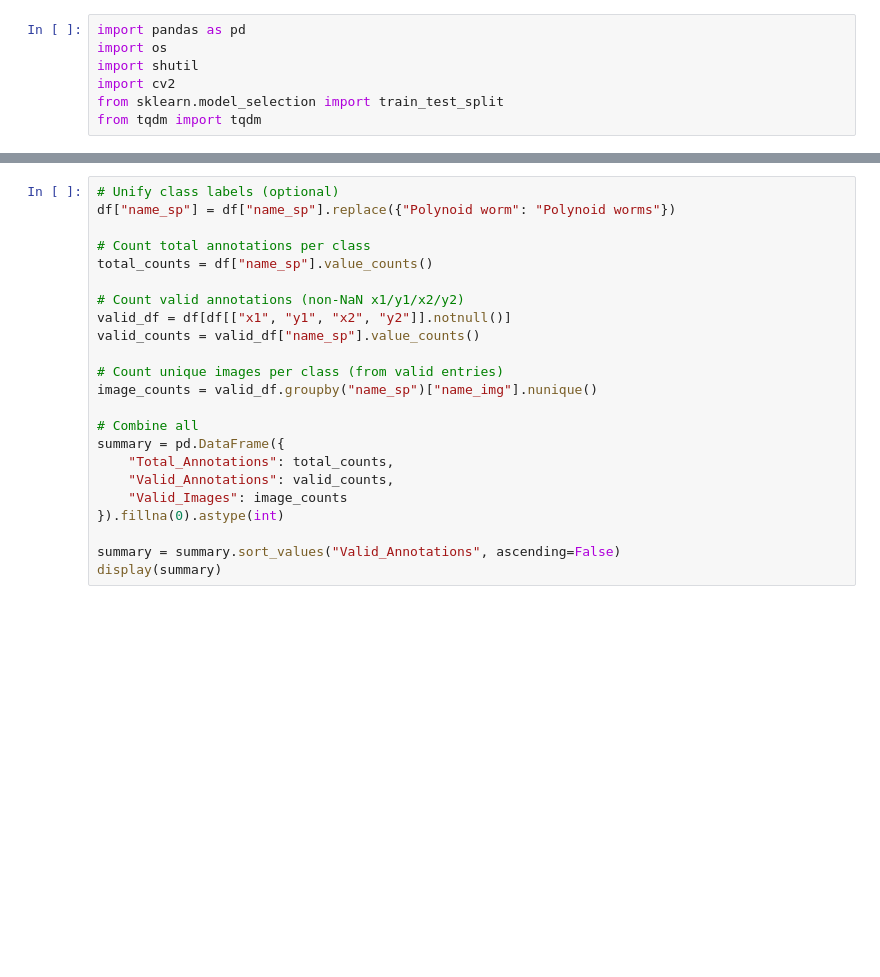
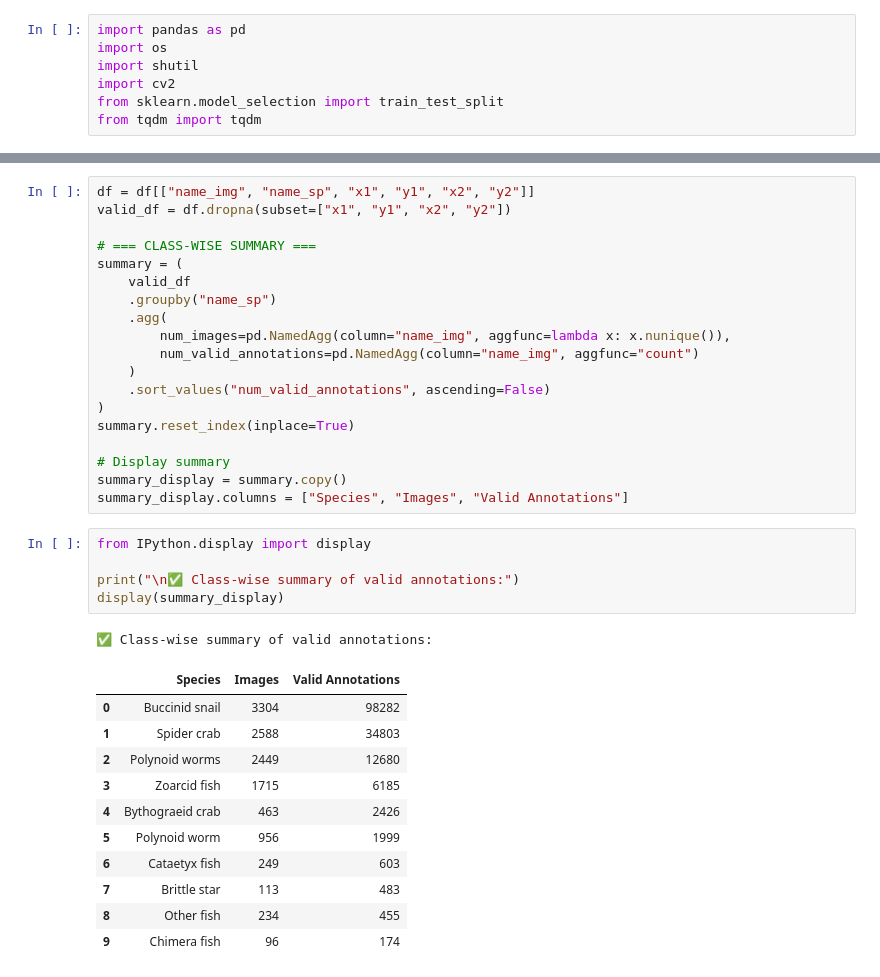
Before and after one commit to mjoudy/yolo_deepsee, a Jupyter notebook: yolo_deepsee.ipynb, the cells around one changed output, grey strips where cells are left out. Saved outputs shown, nothing was run; the diff lists cells and outputs as text; blank space fills up the shorter version.

```diff
--- a/yolo_deepsee.ipynb
+++ b/yolo_deepsee.ipynb
@@ -53,23 +51,37 @@ display(summary)
-# %%
-# Unify class labels (optional)
-df["name_sp"] = df["name_sp"].replace({"Polynoid worm": "Polynoid worms"})
-
-# Count total annotations per class
-total_counts = df["name_sp"].value_counts()
-
-# Count valid annotations (non-NaN x1/y1/x2/y2)
-valid_df = df[df[["x1", "y1", "x2", "y2"]].notnull()]
-valid_counts = valid_df["name_sp"].value_counts()
-
-# Count unique images per class (from valid entries)
-image_counts = valid_df.groupby("name_sp")["name_img"].nunique()
-
-# Combine all
-summary = pd.DataFrame({
-    "Total_Annotations": total_counts,
-    "Valid_Annotations": valid_counts,
-    "Valid_Images": image_counts
-}).fillna(0).astype(int)
-
-summary = summary.sort_values("Valid_Annotations", ascending=False)
-display(summary)
+# %%
+df = df[["name_img", "name_sp", "x1", "y1", "x2", "y2"]]
+valid_df = df.dropna(subset=["x1", "y1", "x2", "y2"])
+
+# === CLASS-WISE SUMMARY ===
+summary = (
+    valid_df
+    .groupby("name_sp")
+    .agg(
+        num_images=pd.NamedAgg(column="name_img", aggfunc=lambda x: x.nunique()),
+        num_valid_annotations=pd.NamedAgg(column="name_img", aggfunc="count")
+    )
+    .sort_values("num_valid_annotations", ascending=False)
+)
+summary.reset_index(inplace=True)
+
+# Display summary
+summary_display = summary.copy()
+summary_display.columns = ["Species", "Images", "Valid Annotations"]
+# %%
+from IPython.display import display
+
+print("\n✅ Class-wise summary of valid annotations:")
+display(summary_display)
+# %% [output]
+✅ Class-wise summary of valid annotations:
+|  | Species | Images | Valid Annotations |
+| 0 | Buccinid snail | 3304 | 98282 |
+| 1 | Spider crab | 2588 | 34803 |
+| 2 | Polynoid worms | 2449 | 12680 |
+| 3 | Zoarcid fish | 1715 | 6185 |
+| 4 | Bythograeid crab | 463 | 2426 |
+| 5 | Polynoid worm | 956 | 1999 |
+| 6 | Cataetyx fish | 249 | 603 |
+| 7 | Brittle star | 113 | 483 |
+| 8 | Other fish | 234 | 455 |
+| 9 | Chimera fish | 96 | 174 |
```
Also changed, not shown: parts of 9 cells of this notebook.
